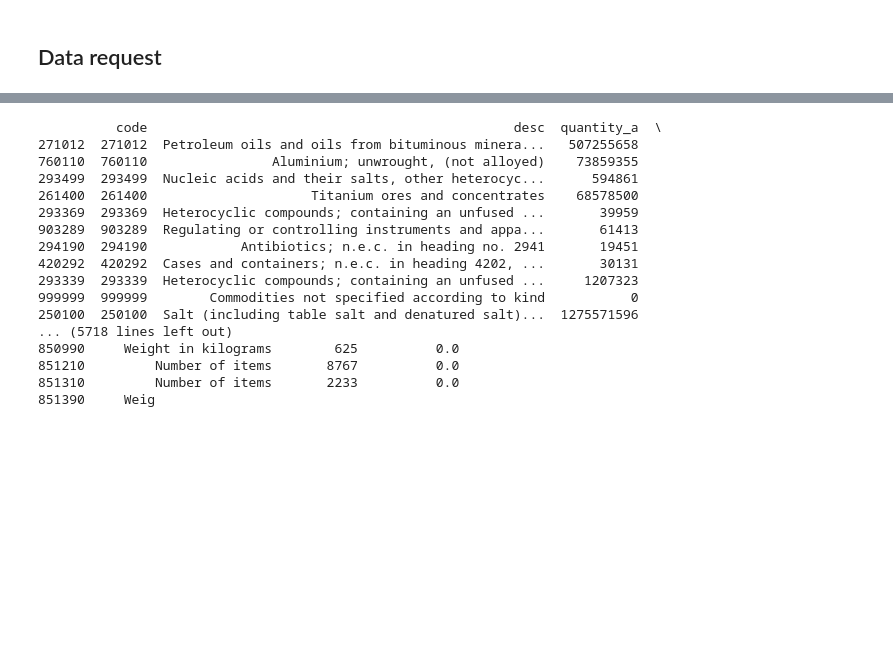
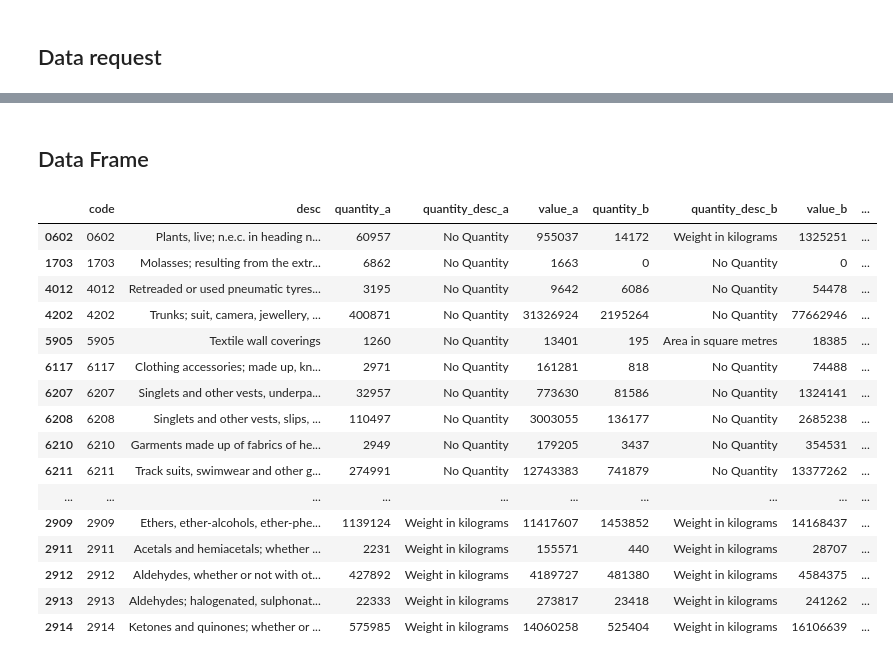
Before and after one commit to kmaneesh/tta, a Jupyter notebook: notebook/in/jp.ipynb, the cells around one changed output, grey strips where cells are left out. Cells and saved outputs as stored; diff of their text form; code cells hidden in the pictures; blank space fills up the shorter version.

```diff
--- a/notebook/in/jp.ipynb
+++ b/notebook/in/jp.ipynb
@@ -73,3 +56,5 @@ data
+# %% [markdown]
+## Data Frame
 # %%
 import pandas as pd
 pd.set_option('display.max_rows', 5000)
@@ -78,20 +60,0 @@ df = pd.DataFrame.from_dict(data, orient='index')
-# %%
-df.sort_values(by=['value_diff'])
-# %% [output]
-          code                                               desc  quantity_a  \
-271012  271012  Petroleum oils and oils from bituminous minera...   507255658
-760110  760110                Aluminium; unwrought, (not alloyed)    73859355
-293499  293499  Nucleic acids and their salts, other heterocyc...      594861
-261400  261400                     Titanium ores and concentrates    68578500
-293369  293369  Heterocyclic compounds; containing an unfused ...       39959
-903289  903289  Regulating or controlling instruments and appa...       61413
-294190  294190            Antibiotics; n.e.c. in heading no. 2941       19451
-420292  420292  Cases and containers; n.e.c. in heading 4202, ...       30131
-293339  293339  Heterocyclic compounds; containing an unfused ...     1207323
-999999  999999        Commodities not specified according to kind           0
-250100  250100  Salt (including table salt and denatured salt)...  1275571596
-... (5718 lines left out)
-850990     Weight in kilograms        625          0.0
-851210         Number of items       8767          0.0
-851310         Number of items       2233          0.0
-851390     Weig
@@ -99,0 +61,25 @@ df.to_csv('in_jp.csv')
+# %%
+df = pd.DataFrame.from_dict(data, orient='index')
+df['value_diff'] = df['value_a'] - df['value_b']
+df['quantity_diff'] = df['quantity_a'] - df['quantity_b']
+df.sort_values(by=['code'])
+df.to_csv('in_jp_2019_ag4.csv')
+df
+# %% [output]
+|  | code | desc | quantity_a | quantity_desc_a | value_a | quantity_b | quantity_desc_b | value_b | ... |
+| 0602 | 0602 | Plants, live; n.e.c. in heading n... | 60957 | No Quantity | 955037 | 14172 | Weight in kilograms | 1325251 | ... |
+| 1703 | 1703 | Molasses; resulting from the extr... | 6862 | No Quantity | 1663 | 0 | No Quantity | 0 | ... |
+| 4012 | 4012 | Retreaded or used pneumatic tyres... | 3195 | No Quantity | 9642 | 6086 | No Quantity | 54478 | ... |
+| 4202 | 4202 | Trunks; suit, camera, jewellery, ... | 400871 | No Quantity | 31326924 | 2195264 | No Quantity | 77662946 | ... |
+| 5905 | 5905 | Textile wall coverings | 1260 | No Quantity | 13401 | 195 | Area in square metres | 18385 | ... |
+| 6117 | 6117 | Clothing accessories; made up, kn... | 2971 | No Quantity | 161281 | 818 | No Quantity | 74488 | ... |
+| 6207 | 6207 | Singlets and other vests, underpa... | 32957 | No Quantity | 773630 | 81586 | No Quantity | 1324141 | ... |
+| 6208 | 6208 | Singlets and other vests, slips, ... | 110497 | No Quantity | 3003055 | 136177 | No Quantity | 2685238 | ... |
+| 6210 | 6210 | Garments made up of fabrics of he... | 2949 | No Quantity | 179205 | 3437 | No Quantity | 354531 | ... |
+| 6211 | 6211 | Track suits, swimwear and other g... | 274991 | No Quantity | 12743383 | 741879 | No Quantity | 13377262 | ... |
+| ... | ... | ... | ... | ... | ... | ... | ... | ... | ... |
+| 2909 | 2909 | Ethers, ether-alcohols, ether-phe... | 1139124 | Weight in kilograms | 11417607 | 1453852 | Weight in kilograms | 14168437 | ... |
+| 2911 | 2911 | Acetals and hemiacetals; whether ... | 2231 | Weight in kilograms | 155571 | 440 | Weight in kilograms | 28707 | ... |
+| 2912 | 2912 | Aldehydes, whether or not with ot... | 427892 | Weight in kilograms | 4189727 | 481380 | Weight in kilograms | 4584375 | ... |
+| 2913 | 2913 | Aldehydes; halogenated, sulphonat... | 22333 | Weight in kilograms | 273817 | 23418 | Weight in kilograms | 241262 | ... |
+| 2914 | 2914 | Ketones and quinones; whether or ... | 575985 | Weight in kilograms | 14060258 | 525404 | Weight in kilograms | 16106639 | ... |
```
Also changed, not shown: parts of 6 cells of this notebook, 2 other files.
